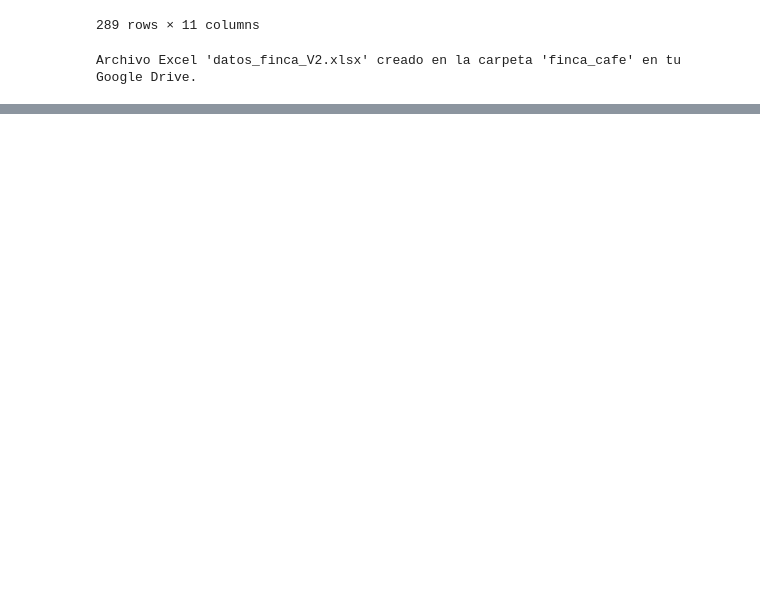
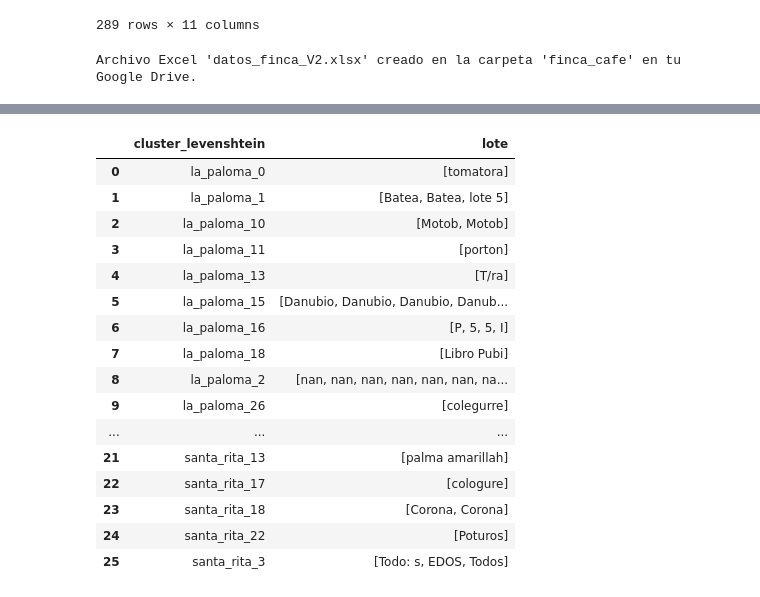
Before and after one commit to carive47/wseeds_cafe, a Jupyter notebook: ETL_POC/poc_digit_ETL.ipynb, the cells around one changed output, grey strips where cells are left out. Cells and saved outputs as stored; diff of their text form; code cells hidden in the pictures; blank space fills up the shorter version.

```diff
--- a/ETL_POC/poc_digit_ETL.ipynb
+++ b/ETL_POC/poc_digit_ETL.ipynb
@@ -772,3 +910,23 @@ control_maleza[['finca','cluster_levenshtein']]
+# %%
+display(fertilizacion.groupby(['cluster_levenshtein'])['lote'].apply(list).reset_index())
+# %% [output]
+|  | cluster_levenshtein | lote |
+| 0 | la_paloma_0 | [tomatora] |
+| 1 | la_paloma_1 | [Batea, Batea, lote 5] |
+| 2 | la_paloma_10 | [Motob, Motob] |
+| 3 | la_paloma_11 | [porton] |
+| 4 | la_paloma_13 | [T/ra] |
+| 5 | la_paloma_15 | [Danubio, Danubio, Danubio, Danub... |
+| 6 | la_paloma_16 | [P, 5, 5, I] |
+| 7 | la_paloma_18 | [Libro Pubi] |
+| 8 | la_paloma_2 | [nan, nan, nan, nan, nan, nan, na... |
+| 9 | la_paloma_26 | [colegurre] |
+| ... | ... | ... |
+| 21 | santa_rita_13 | [palma amarillah] |
+| 22 | santa_rita_17 | [cologure] |
+| 23 | santa_rita_18 | [Corona, Corona] |
+| 24 | santa_rita_22 | [Poturos] |
+| 25 | santa_rita_3 | [Todo: s, EDOS, Todos] |
 # %%
 display(control_maleza.groupby(['cluster_levenshtein'])['lote'].apply(list).reset_index())
 # %% [output]
```
Also changed, not shown: parts of 12 cells of this notebook.
